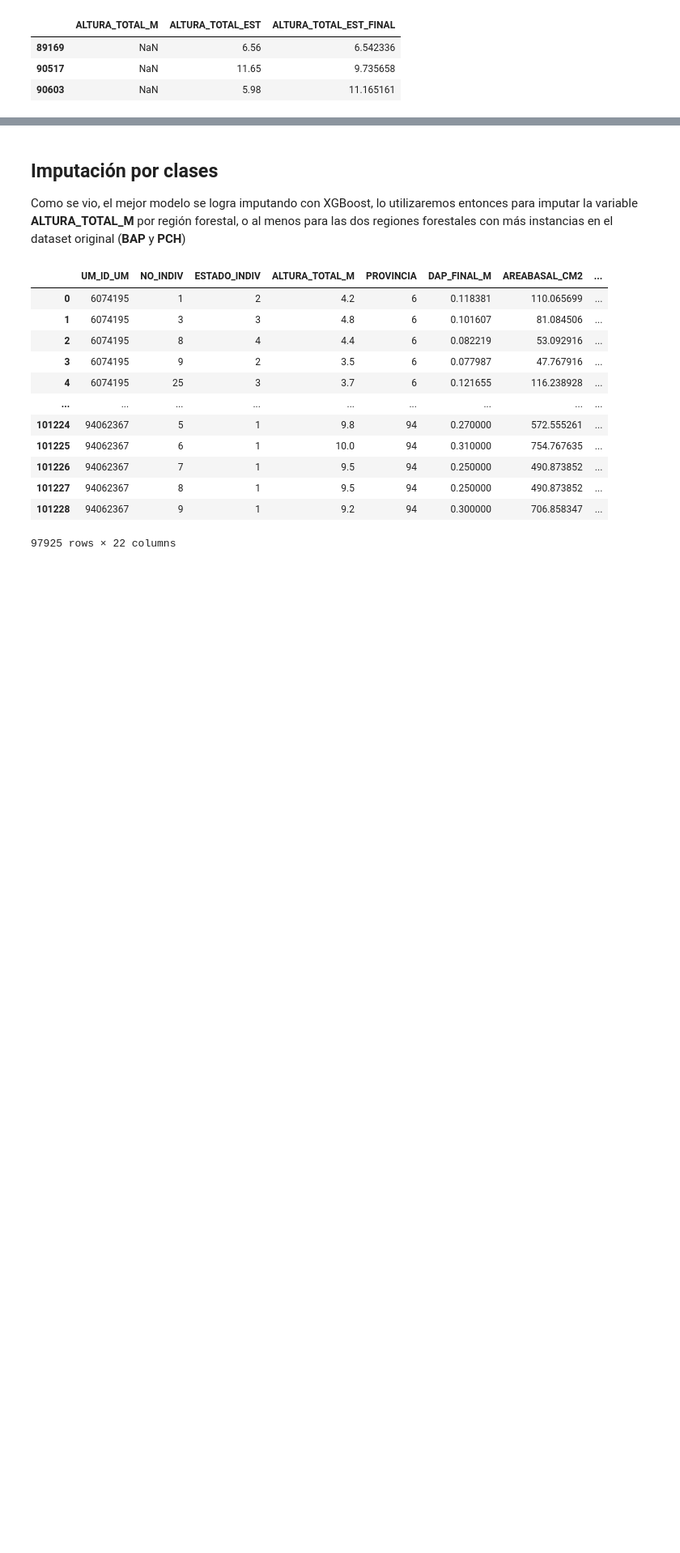
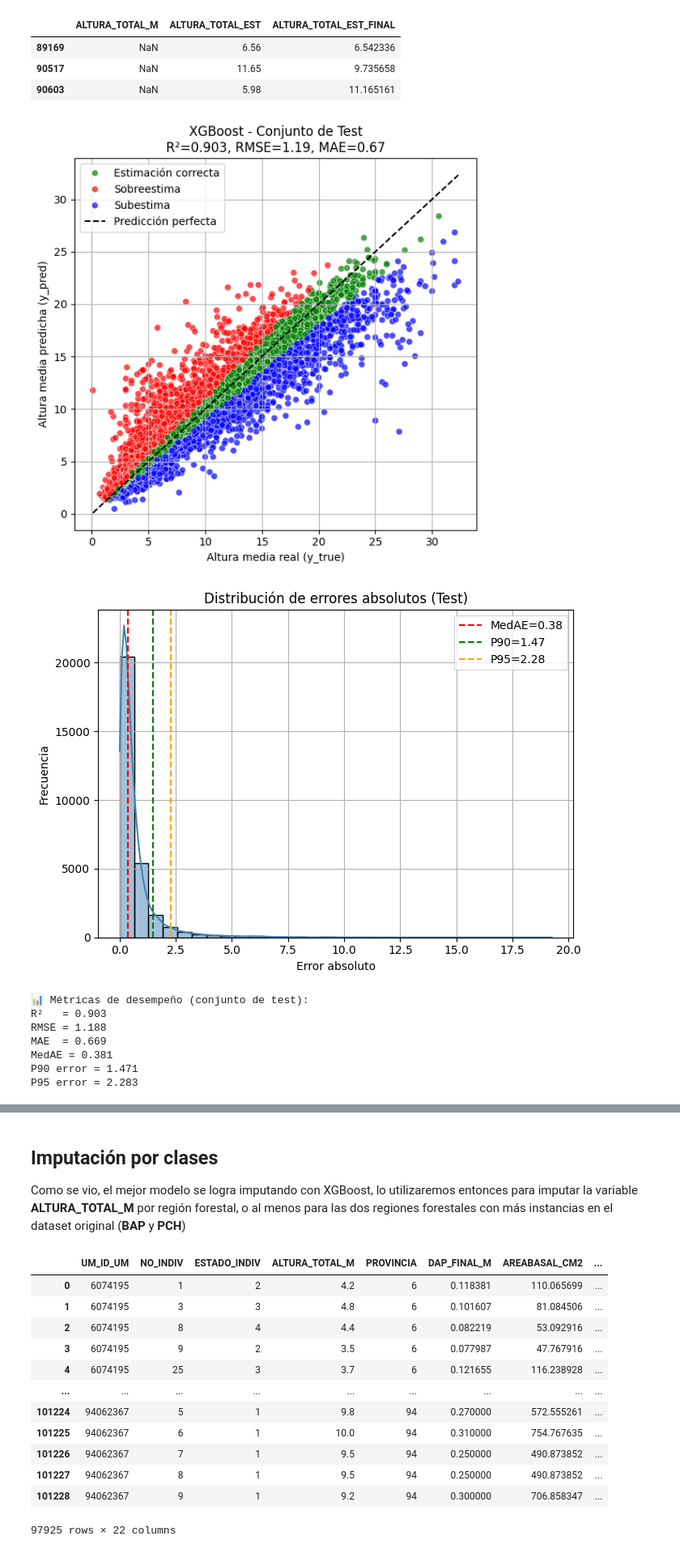
Before and after one commit to poggiogu/DiploDatos2025_Mentoria_17, a Jupyter notebook: mentoria_17_tp3_GRUPO1.ipynb, the cells around one changed output, grey strips where cells are left out. Shown at 81% size. Saved outputs shown, nothing was run; the diff lists cells and outputs as text; code cells hidden in the pictures; blank space fills up the shorter version.

Commit message:
gráficos y_true vs y_pred

```diff
--- a/mentoria_17_tp3_GRUPO1.ipynb
+++ b/mentoria_17_tp3_GRUPO1.ipynb
@@ -1157,0 +1177,71 @@ df_individuos_c.loc[df_individuos_c['ALTURA_TOTAL_M'].isna(), cols].head()
+# %%
+import matplotlib.pyplot as plt
+import seaborn as sns
+import numpy as np
+from sklearn.metrics import r2_score, mean_squared_error, mean_absolute_error
+
+# ------------------- Predicciones y etiquetas -------------------
+y_pred = best_model_xgb.predict(X_test)
+y_true = y_test
+
+# ------------------- Métricas -------------------
+r2 = r2_score(y_true, y_pred)
+rmse = np.sqrt(mean_squared_error(y_true, y_pred))
+mae = mean_absolute_error(y_true, y_pred)
+medae = np.median(np.abs(y_true - y_pred))
+p90 = np.percentile(np.abs(y_true - y_pred), 90)
+p95 = np.percentile(np.abs(y_true - y_pred), 95)
+
+# ------------------- Categorías de estimación -------------------
+rel_error = (y_pred - y_true) / y_true
+categories = np.where(rel_error > 0.1, 'Sobreestima',
+               np.where(rel_error < -0.1, 'Subestima', 'Estimación correcta'))
+palette = {'Sobreestima': 'red', 'Estimación correcta': 'green', 'Subestima': 'blue'}
+
+# ------------------- 1. Scatter plot -------------------
+plt.figure(figsize=(6,6))
+sns.scatterplot(x=y_true, y=y_pred, hue=categories, palette=palette, alpha=0.7)
+plt.plot([min(y_true), max(y_true)], [min(y_true), max(y_true)], 'k--', label='Predicción perfecta')
+
+plt.xlabel('Altura media real (y_true)')
+plt.ylabel('Altura media predicha (y_pred)')
+plt.title(f'XGBoost - Conjunto de Test\nR²={r2:.3f}, RMSE={rmse:.2f}, MAE={mae:.2f}')
+plt.legend()
+plt.grid(True)
+plt.tight_layout()
+plt.show()
+
+# ------------------- 2. Histograma de errores -------------------
+errors = np.abs(y_true - y_pred)
+
+plt.figure(figsize=(7,5))
+sns.histplot(errors, bins=30, kde=True, color='steelblue')
+plt.axvline(medae, color='red', linestyle='--', label=f'MedAE={medae:.2f}')
+plt.axvline(p90, color='green', linestyle='--', label=f'P90={p90:.2f}')
+plt.axvline(p95, color='orange', linestyle='--', label=f'P95={p95:.2f}')
+plt.title('Distribución de errores absolutos (Test)')
+plt.xlabel('Error absoluto')
+plt.ylabel('Frecuencia')
+plt.legend()
+plt.grid(True)
+plt.tight_layout()
+plt.show()
+
+# ------------------- 3. Resumen de métricas -------------------
+print("📊 Métricas de desempeño (conjunto de test):")
+print(f"R²   = {r2:.3f}")
+print(f"RMSE = {rmse:.3f}")
+print(f"MAE  = {mae:.3f}")
+print(f"MedAE = {medae:.3f}")
+print(f"P90 error = {p90:.3f}")
+print(f"P95 error = {p95:.3f}")
+# %% [output]
+[figure, added]
+[figure, added]
+📊 Métricas de desempeño (conjunto de test):
+R²   = 0.903
+RMSE = 1.188
+MAE  = 0.669
+MedAE = 0.381
+P90 error = 1.471
+P95 error = 2.283
```
Also changed, not shown: parts of 17 cells of this notebook, 2 other files.
